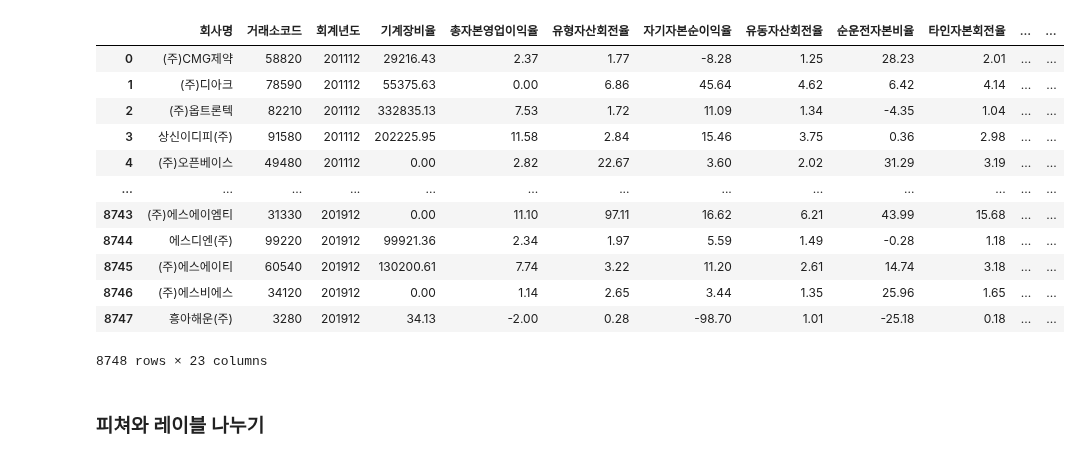
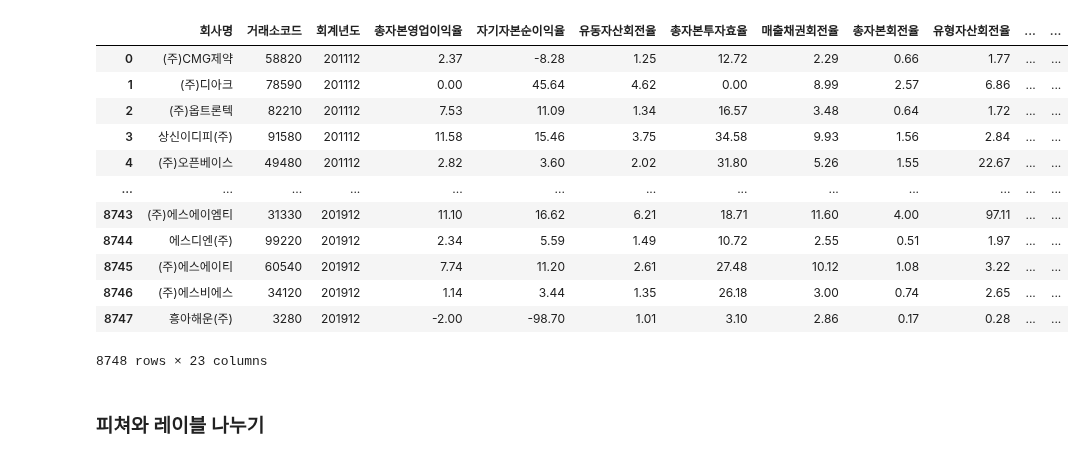
Before and after one commit to Penta-Audit-Technology/jh, a Jupyter notebook: main/모델링.ipynb, the cells around one changed output. Drawn from its saved outputs; the diff is of its cells as text; code cells hidden in the pictures.

```diff
--- a/main/모델링.ipynb
+++ b/main/모델링.ipynb
@@ -1,39 +1,40 @@
 # %%
 import pandas as pd
 import numpy as np
 import matplotlib.pyplot as plt
 import time
 import warnings
 warnings.filterwarnings('ignore')
 
 df = pd.read_csv('./수명주기붙힌거공백제거v3.csv',encoding='cp949')
-# df = df[['회사명','거래소코드','회계년도','당좌자산구성비율','타인자본회전율','매출채권회전율','순운전자본비율','차입금의존도','총자본투자효율',
-#          '재고자산_대_유동자산비율','총자본영업이익율','자기자본순이익율','CASH_FLOW_대_매출액비율','매출원가감소율여부','배당금감소율여부',
-#          '변화율여부','직원감소율여부','자본증가율여부','투자활동감소율여부','회생기업1']]
-df = df[['회사명','거래소코드','회계년도','기계장비율', '총자본영업이익율', '유형자산회전율', '자기자본순이익율', '유동자산회전율',
-         '순운전자본비율','타인자본회전율','재고자산_대_유동자산비율','당좌자산구성비율','유동자산증가율',
-         '매출채권회전율','유동비율',
-        '매출원가감소율여부','배당금감소율여부','변화율여부','직원감소율여부','자본증가율여부','투자활동감소율여부',
-        '기업수명주기','회생기업2']]
+df = df[['회사명','거래소코드','회계년도','총자본영업이익율','자기자본순이익율','유동자산회전율','총자본투자효율','매출채권회전율','총자본회전율',
+         '유형자산회전율','매출액총이익율','순운전자본비율','재고자산_대_유동자산비율','총자산증가율','유동비율',
+         '매출원가감소율여부','배당금감소율여부','변화율여부','직원감소율여부','자본증가율여부',
+         '투자활동감소율여부','기업수명주기','회생기업2']] # 3년 연속 피쳐들
+
+# df = df[['회사명','거래소코드','회계년도','종업원1인당부가가치', '순운전자본비율', '자기자본순이익율', '총자본투자효율',
+#          '기계장비율', '유동비율', '총자본영업이익율', '유동자산회전율', '유형자산회전율', '매출액총이익율',
+#         '매출원가감소율여부','배당금감소율여부','변화율여부','직원감소율여부','자본증가율여부','투자활동감소율여부',
+#         '기업수명주기','회생기업2']] # 전체 피쳐들
 # df['회계년도'] = pd.to_datetime(df['회계년도'], format='%d-%b').dt.strftime('20%d%m')
 # df['거래소코드'] = df['거래소코드'].astype(str).str.zfill(6)
 df['회생기업2'] = df['회생기업2'].fillna(0)
 df['거래소코드'] = df['거래소코드'].astype(int)
 df = df.sort_values(by='회계년도')
 df = df.reset_index(drop=True)
 df['회계년도'] = df['회계년도'].astype(int)
 df
 # %% [output]
-|  | 회사명 | 거래소코드 | 회계년도 | 기계장비율 | 총자본영업이익율 | 유형자산회전율 | 자기자본순이익율 | 유동자산회전율 | 순운전자본비율 | 타인자본회전율 | ... | ... |
-| 0 | (주)CMG제약 | 58820 | 201112 | 29216.43 | 2.37 | 1.77 | -8.28 | 1.25 | 28.23 | 2.01 | ... | ... |
-| 1 | (주)디아크 | 78590 | 201112 | 55375.63 | 0.00 | 6.86 | 45.64 | 4.62 | 6.42 | 4.14 | ... | ... |
-| 2 | (주)옵트론텍 | 82210 | 201112 | 332835.13 | 7.53 | 1.72 | 11.09 | 1.34 | -4.35 | 1.04 | ... | ... |
-| 3 | 상신이디피(주) | 91580 | 201112 | 202225.95 | 11.58 | 2.84 | 15.46 | 3.75 | 0.36 | 2.98 | ... | ... |
-| 4 | (주)오픈베이스 | 49480 | 201112 | 0.00 | 2.82 | 22.67 | 3.60 | 2.02 | 31.29 | 3.19 | ... | ... |
+|  | 회사명 | 거래소코드 | 회계년도 | 총자본영업이익율 | 자기자본순이익율 | 유동자산회전율 | 총자본투자효율 | 매출채권회전율 | 총자본회전율 | 유형자산회전율 | ... | ... |
+| 0 | (주)CMG제약 | 58820 | 201112 | 2.37 | -8.28 | 1.25 | 12.72 | 2.29 | 0.66 | 1.77 | ... | ... |
+| 1 | (주)디아크 | 78590 | 201112 | 0.00 | 45.64 | 4.62 | 0.00 | 8.99 | 2.57 | 6.86 | ... | ... |
+| 2 | (주)옵트론텍 | 82210 | 201112 | 7.53 | 11.09 | 1.34 | 16.57 | 3.48 | 0.64 | 1.72 | ... | ... |
+| 3 | 상신이디피(주) | 91580 | 201112 | 11.58 | 15.46 | 3.75 | 34.58 | 9.93 | 1.56 | 2.84 | ... | ... |
+| 4 | (주)오픈베이스 | 49480 | 201112 | 2.82 | 3.60 | 2.02 | 31.80 | 5.26 | 1.55 | 22.67 | ... | ... |
 | ... | ... | ... | ... | ... | ... | ... | ... | ... | ... | ... | ... | ... |
-| 8743 | (주)에스에이엠티 | 31330 | 201912 | 0.00 | 11.10 | 97.11 | 16.62 | 6.21 | 43.99 | 15.68 | ... | ... |
-| 8744 | 에스디엔(주) | 99220 | 201912 | 99921.36 | 2.34 | 1.97 | 5.59 | 1.49 | -0.28 | 1.18 | ... | ... |
-| 8745 | (주)에스에이티 | 60540 | 201912 | 130200.61 | 7.74 | 3.22 | 11.20 | 2.61 | 14.74 | 3.18 | ... | ... |
-| 8746 | (주)에스비에스 | 34120 | 201912 | 0.00 | 1.14 | 2.65 | 3.44 | 1.35 | 25.96 | 1.65 | ... | ... |
-| 8747 | 흥아해운(주) | 3280 | 201912 | 34.13 | -2.00 | 0.28 | -98.70 | 1.01 | -25.18 | 0.18 | ... | ... |
+| 8743 | (주)에스에이엠티 | 31330 | 201912 | 11.10 | 16.62 | 6.21 | 18.71 | 11.60 | 4.00 | 97.11 | ... | ... |
+| 8744 | 에스디엔(주) | 99220 | 201912 | 2.34 | 5.59 | 1.49 | 10.72 | 2.55 | 0.51 | 1.97 | ... | ... |
+| 8745 | (주)에스에이티 | 60540 | 201912 | 7.74 | 11.20 | 2.61 | 27.48 | 10.12 | 1.08 | 3.22 | ... | ... |
+| 8746 | (주)에스비에스 | 34120 | 201912 | 1.14 | 3.44 | 1.35 | 26.18 | 3.00 | 0.74 | 2.65 | ... | ... |
+| 8747 | 흥아해운(주) | 3280 | 201912 | -2.00 | -98.70 | 1.01 | 3.10 | 2.86 | 0.17 | 0.28 | ... | ... |
 8748 rows × 23 columns
```
Also changed, not shown: parts of 28 cells of this notebook, 2 other files.
